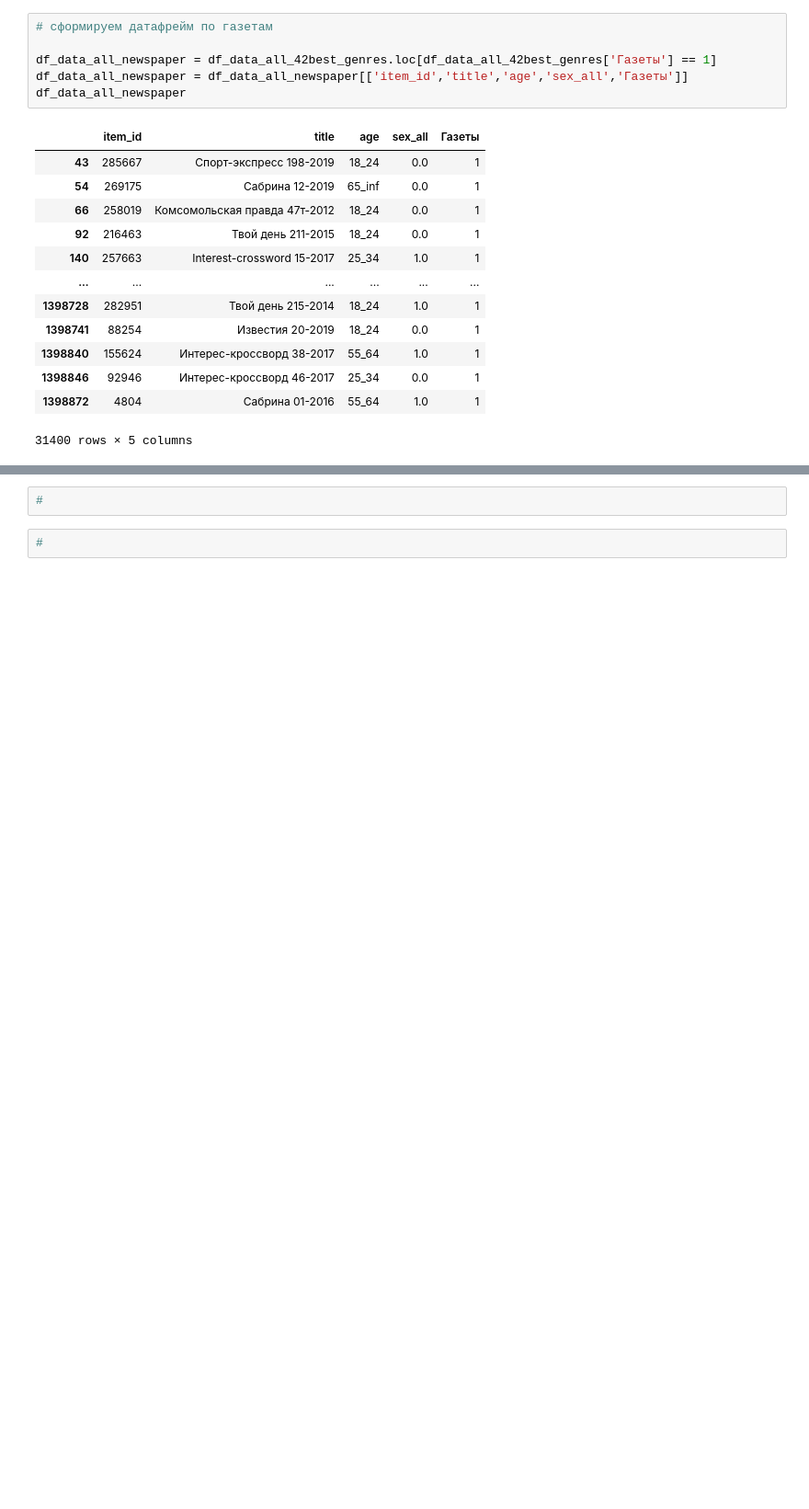
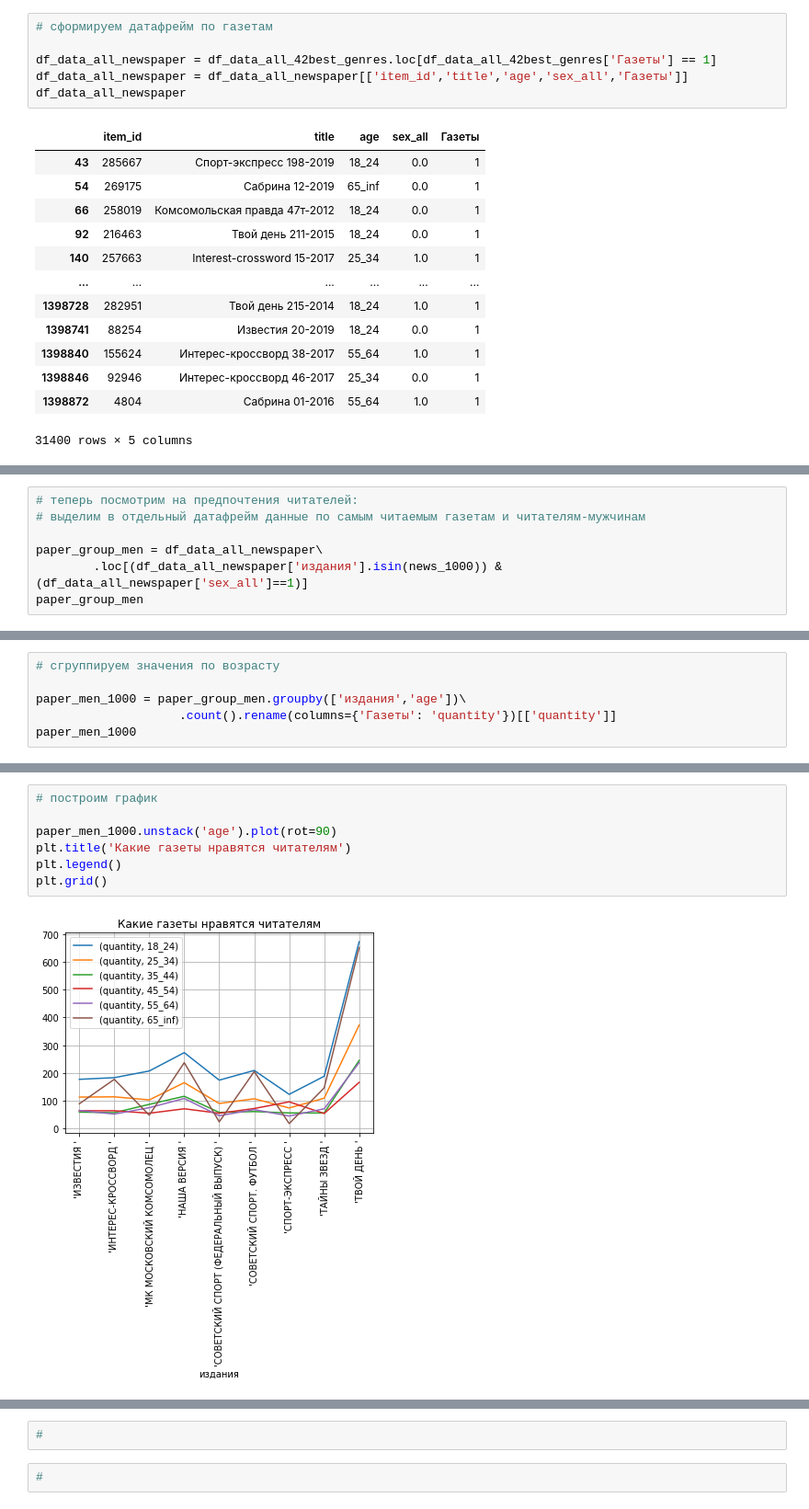
Before and after one commit to OlgaTer/diploma, a Jupyter notebook: diploma.ipynb, the cells around one changed output, grey strips where cells are left out. Shown at 92% size. Saved outputs shown, nothing was run; the diff lists cells and outputs as text; blank space fills up the shorter version.

```diff
--- a/diploma.ipynb
+++ b/diploma.ipynb
@@ -3054,0 +3263,7 @@ re.findall(pattern, name)
+# %%
+# теперь посмотрим на предпочтения читателей:
+# выделим в отдельный датафрейм данные по самым читаемым газетам и читателям-мужчинам
+
+paper_group_men = df_data_all_newspaper\
+        .loc[(df_data_all_newspaper['издания'].isin(news_1000)) & (df_data_all_newspaper['sex_all']==1)]
+paper_group_men
@@ -3054,0 +3284,6 @@ re.findall(pattern, name)
+# %%
+# сгруппируем значения по возрасту
+
+paper_men_1000 = paper_group_men.groupby(['издания','age'])\
+                    .count().rename(columns={'Газеты': 'quantity'})[['quantity']]
+paper_men_1000
@@ -3054,0 +3309,9 @@ re.findall(pattern, name)
+# %%
+# построим график
+
+paper_men_1000.unstack('age').plot(rot=90)
+plt.title('Какие газеты нравятся читателям')
+plt.legend()
+plt.grid()
+# %% [output]
+[figure, added]
```
Also changed, not shown: parts of 40 cells of this notebook.
